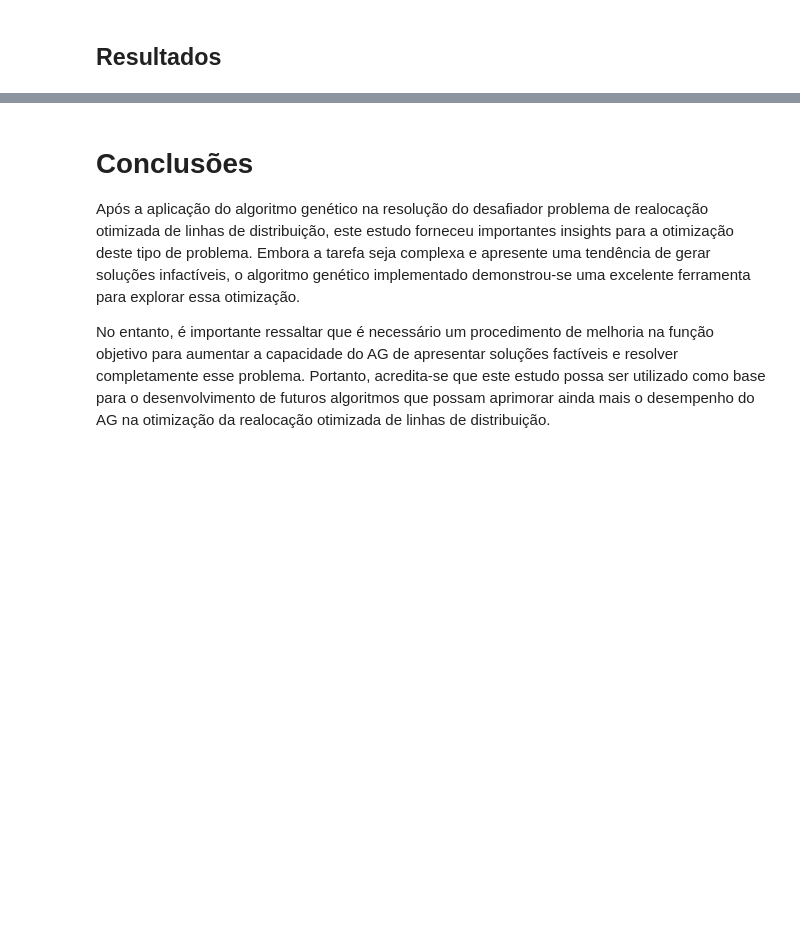
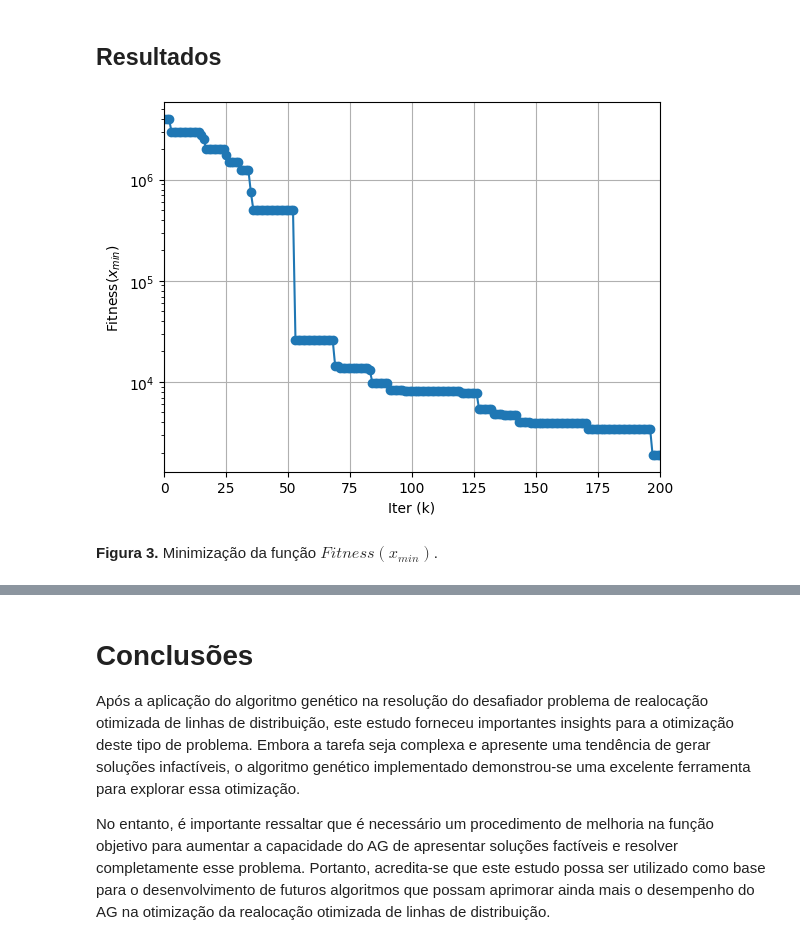
Before and after one commit to eduardoapgomes/Genetic-Algorithm-Python-Library, a Jupyter notebook: LineAllocation.ipynb, the cells around one changed output, grey strips where cells are left out. Cells and saved outputs as stored; diff of their text form; code cells hidden in the pictures; blank space fills up the shorter version.

```diff
--- a/LineAllocation.ipynb
+++ b/LineAllocation.ipynb
@@ -189,7 +197,7 @@ class system_costs():
         if self.is_feasible(lines) == True:
             PlossBase = np.real(sc.DefaultLineLossDF().loc[1:,'PowerLoss'])
             Ploss     = np.real(sc.get_lineloss(lines).loc[1:,'PowerLoss'])
-            Costs     = (N - np.sum(Ploss/PlossBase))/N
+            Costs     = np.abs(1 -(1/N)*np.sum(Ploss/PlossBase))
         else:
             Costs = 1
         return Costs
@@ -352,10 +362,10 @@ O Algoritmo Genético (AG) foi desenvolvido conforme apresenta [1]. Trata-se de
 # %%
 random.seed(1)        # Para reproduzir o mesmo resultado
 minimize  = lambda lines: fitness_function(lines,sc,dss_random) # Função objetivo
-Pc = 0.63   # probabilidade de crossover
+Pc = 0.50    # probabilidade de crossover
 Pm = 0.01   # probabilidade de mutação
-Np = 100    # tamanho da população
-Niter = 10000 # quantidade de iterações
+Np = 1000   # tamanho da população
+Niter = 500 # quantidade de iterações
 
 # Definindo a função fitness
 fitness = Fitness(minimize)
@@ -365,7 +375,7 @@ population = Population.generate(Np, 185)
 fitness = fitness.evaluate(population)
 
 # Algoritmo Genético
-iter = 0
+iter = 0;progress_bar = tqdm(total=Niter)
 fitness_history = {'iter': [], 'fitness': [], 'xmin': []}
 while iter < Niter:
     #print(f'''iter: {iter}''')
@@ -392,14 +402,22 @@ while iter < Niter:
     # proxima iteração
     population = new_population
     iter += 1
+    progress_bar.update(1)
+#print('done')
 # %% [markdown]
 ## Resultados
 # %%
 plt.figure()
 plt.plot(fitness_history['iter'],fitness_history['fitness'],'-o')
 plt.xlabel('Iter (k)')
 plt.ylabel('Fitness($x_{min}$)')
+plt.xlim([0,200])
+plt.yscale("log")
+
 plt.grid()
 plt.show()
-print('done')
+display(Markdown("**Figura 3.** Minimização da função $Fitness(x_{min})$."))
+# %% [output]
+[figure, added]
+**Figura 3.** Minimização da função $Fitness(x_{min})$.
 # %%
```
Also changed, not shown: parts of 4 cells of this notebook.
